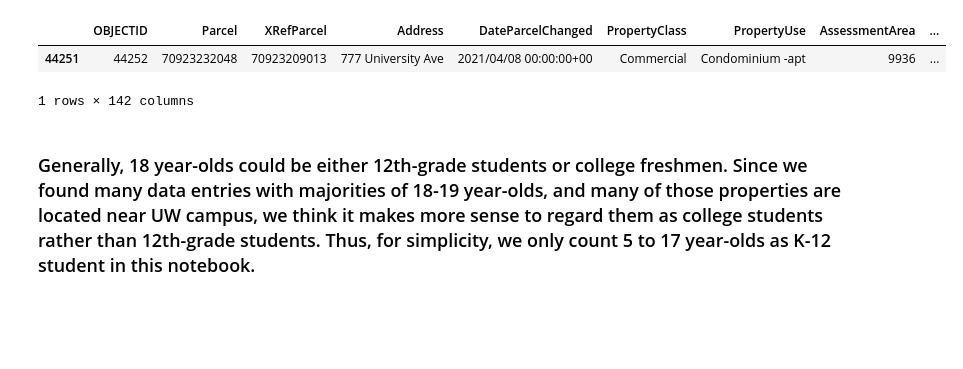
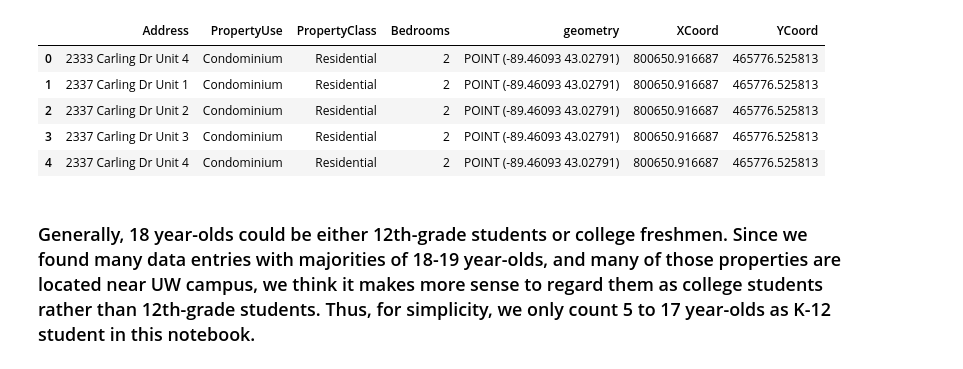
Before and after one commit to wesley0628/Internet-Access-Analysis, a Jupyter notebook: Internet_Access.ipynb, the cells around one changed output. Saved outputs shown, nothing was run; the diff lists cells and outputs as text; code cells hidden in the pictures; blank space fills up the shorter version.

```diff
--- a/Internet_Access.ipynb
+++ b/Internet_Access.ipynb
@@ -16,25 +16,28 @@ from sklearn.preprocessing import StandardScaler
 # %%
 df = pd.read_csv("apartments.csv")
 pts_col = []
 
 # df = df[df["PropertyClass"] == "Residential"]
 
-# for pt in df[["XCoord", "YCoord"]].itertuples():
-#     pts_col.append(Point(pt.XCoord, pt.YCoord))
-# df["geometry"] = pts_col
-# df = df[["Address", "PropertyUse", "Bedrooms", "geometry", "XCoord", "YCoord"]]
+for pt in df[["XCoord", "YCoord"]].itertuples():
+    pts_col.append(Point(pt.XCoord, pt.YCoord))
+df["geometry"] = pts_col
+df = df[["Address", "PropertyUse", "PropertyClass", "Bedrooms", "geometry", "XCoord", "YCoord"]]
 
 # df["Bedrooms"] = df["Bedrooms"]  + 0.01 # add a small value to handle 0 bedroom cases.
-# df = gpd.GeoDataFrame(df)
-# df = df.set_crs("esri:103412")
-# df = df.to_crs(epsg=4326)
+df = gpd.GeoDataFrame(df)
+df = df.set_crs("esri:103412")
+df = df.to_crs(epsg=4326)
 
-# df = df[["Address", "PropertyUse", "Bedrooms", "geometry", "XCoord", "YCoord"]]
-df[df["Address"].str.contains("777 University Ave")]
+df = df[["Address", "PropertyUse", "PropertyClass", "Bedrooms", "geometry", "XCoord", "YCoord"]]
+df.head()
 # %% [output]
-|  | OBJECTID | Parcel | XRefParcel | Address | DateParcelChanged | PropertyClass | PropertyUse | AssessmentArea | ... |
-| 44251 | 44252 | 70923232048 | 70923209013 | 777 University Ave | 2021/04/08 00:00:00+00 | Commercial | Condominium -apt | 9936 | ... |
+|  | Address | PropertyUse | PropertyClass | Bedrooms | geometry | XCoord | YCoord |
+| 0 | 2333 Carling Dr Unit 4 | Condominium | Residential | 2 | POINT (-89.46093 43.02791) | 800650.916687 | 465776.525813 |
+| 1 | 2337 Carling Dr Unit 1 | Condominium | Residential | 2 | POINT (-89.46093 43.02791) | 800650.916687 | 465776.525813 |
+| 2 | 2337 Carling Dr Unit 2 | Condominium | Residential | 2 | POINT (-89.46093 43.02791) | 800650.916687 | 465776.525813 |
+| 3 | 2337 Carling Dr Unit 3 | Condominium | Residential | 2 | POINT (-89.46093 43.02791) | 800650.916687 | 465776.525813 |
+| 4 | 2337 Carling Dr Unit 4 | Condominium | Residential | 2 | POINT (-89.46093 43.02791) | 800650.916687 | 465776.525813 |
-1 rows × 142 columns
 # %% [markdown]
 ### Generally, 18 year-olds could be either 12th-grade students or college freshmen. Since we found many data entries with majorities of 18-19 year-olds, and many of those properties are located near UW campus, we think it makes more sense to regard them as college students rather than 12th-grade students. Thus, for simplicity, we only count 5 to 17 year-olds as K-12 student in this notebook.
 # %%
```
Also changed, not shown: parts of 6 cells of this notebook, 7 other files.
